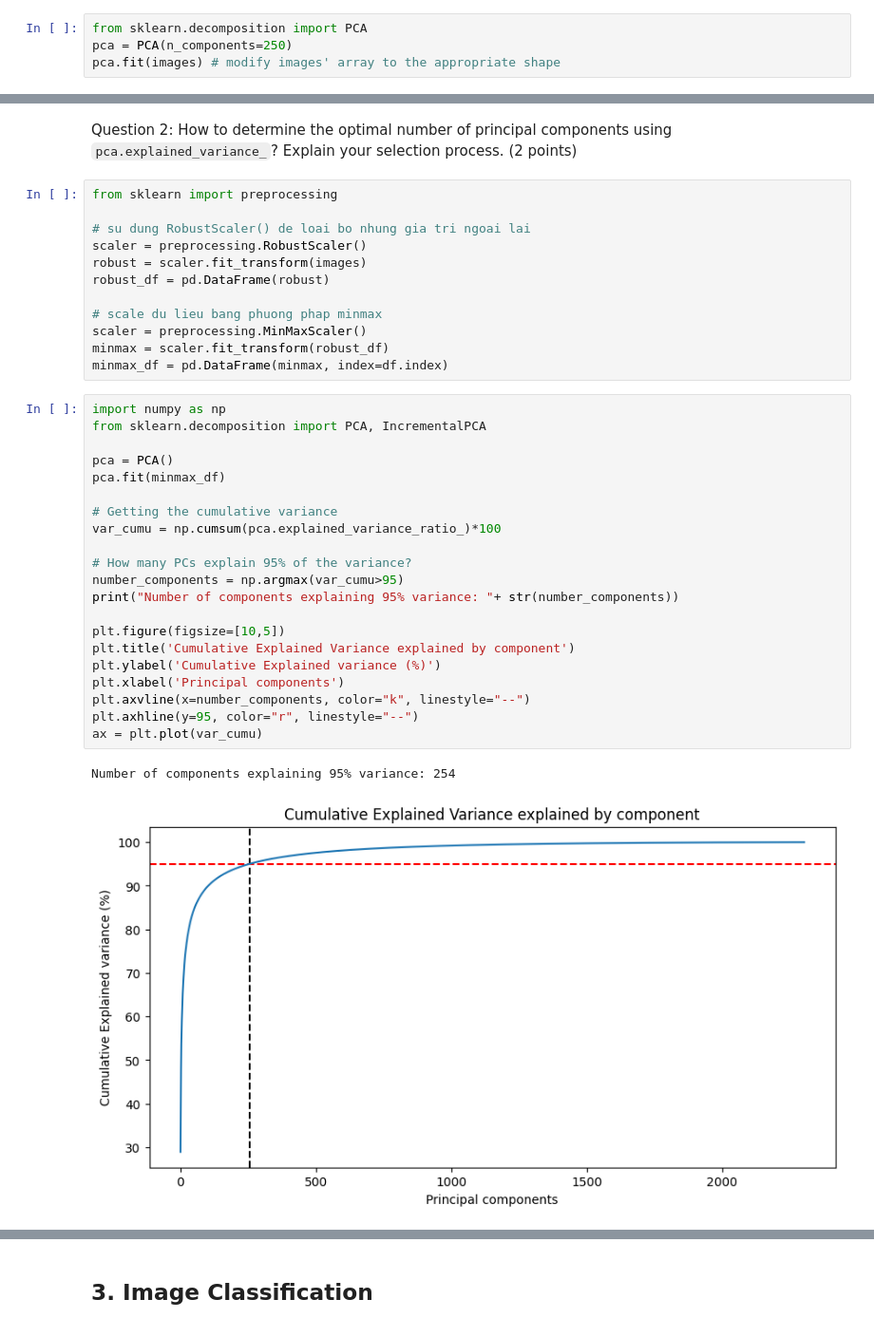
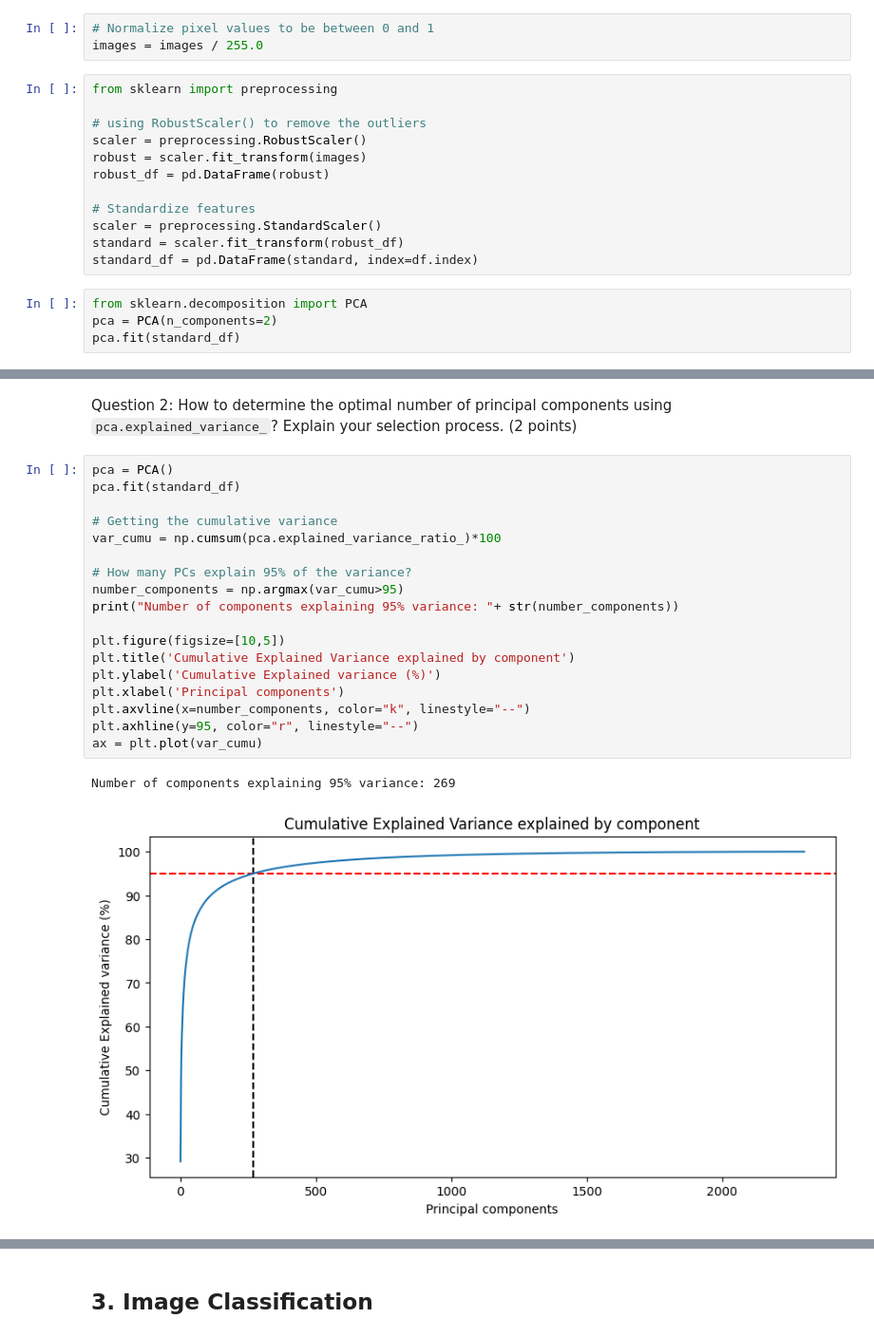
Before and after one commit to xaikyou/Fundamental-ML, a Jupyter notebook: notebooks/EDA.ipynb, the cells around one changed output, grey strips where cells are left out. Shown at 95% size. Saved outputs shown, nothing was run; the diff lists cells and outputs as text.

````diff
--- a/notebooks/EDA.ipynb
+++ b/notebooks/EDA.ipynb
@@ -82,5 +77,20 @@ plt.show()
+# %%
+# Normalize pixel values to be between 0 and 1
+images = images / 255.0
+# %%
+from sklearn import preprocessing
+
+# using RobustScaler() to remove the outliers
+scaler = preprocessing.RobustScaler()
+robust = scaler.fit_transform(images)
+robust_df = pd.DataFrame(robust)
+
+# Standardize features
+scaler = preprocessing.StandardScaler()
+standard = scaler.fit_transform(robust_df)
+standard_df = pd.DataFrame(standard, index=df.index)
 # %%
 from sklearn.decomposition import PCA
-pca = PCA(n_components=250)
-pca.fit(images) # modify images' array to the appropriate shape
+pca = PCA(n_components=2)
+pca.fit(standard_df)
 # %% [output]
@@ -99,39 +112,24 @@ plt.show()
 # %% [markdown]
 Question 2: How to determine the optimal number of principal components using ```pca.explained_variance_```? Explain your selection process. (2 points)
-# %%
-from sklearn import preprocessing
-
-# su dung RobustScaler() de loai bo nhung gia tri ngoai lai
-scaler = preprocessing.RobustScaler()
-robust = scaler.fit_transform(images)
-robust_df = pd.DataFrame(robust)
-
-# scale du lieu bang phuong phap minmax
-scaler = preprocessing.MinMaxScaler()
-minmax = scaler.fit_transform(robust_df)
-minmax_df = pd.DataFrame(minmax, index=df.index)
 # %%
-import numpy as np
-from sklearn.decomposition import PCA, IncrementalPCA
-
 pca = PCA()
-pca.fit(minmax_df)
+pca.fit(standard_df)
 
 # Getting the cumulative variance
 var_cumu = np.cumsum(pca.explained_variance_ratio_)*100
 
 # How many PCs explain 95% of the variance?
 number_components = np.argmax(var_cumu>95)
 print("Number of components explaining 95% variance: "+ str(number_components))
 
 plt.figure(figsize=[10,5])
 plt.title('Cumulative Explained Variance explained by component')
 plt.ylabel('Cumulative Explained variance (%)')
 plt.xlabel('Principal components')
 plt.axvline(x=number_components, color="k", linestyle="--")
 plt.axhline(y=95, color="r", linestyle="--")
 ax = plt.plot(var_cumu)
 # %% [output]
-Number of components explaining 95% variance: 254
+Number of components explaining 95% variance: 269
-[figure, old version]
+[figure, new version]
 # %%
````
Also changed, not shown: parts of 32 cells of this notebook.
